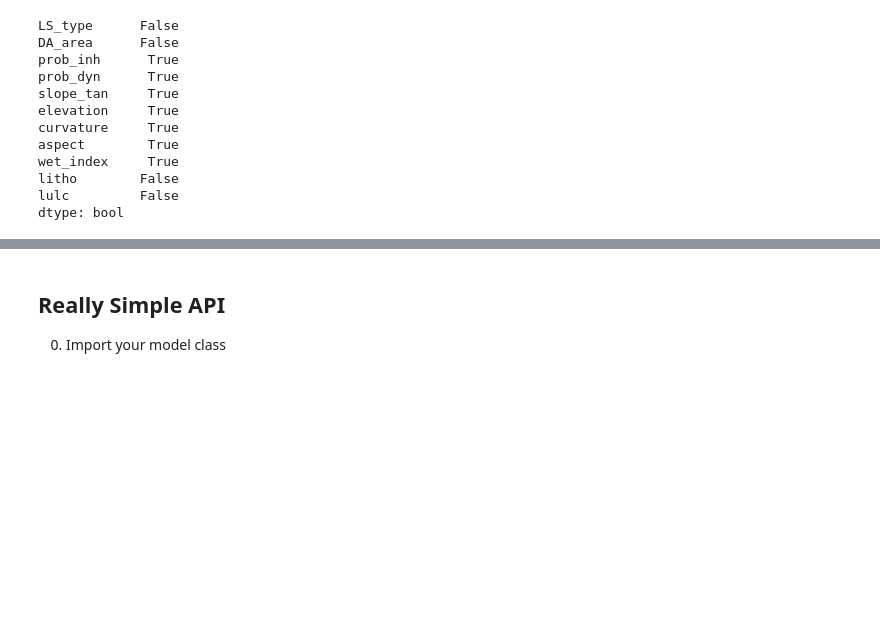
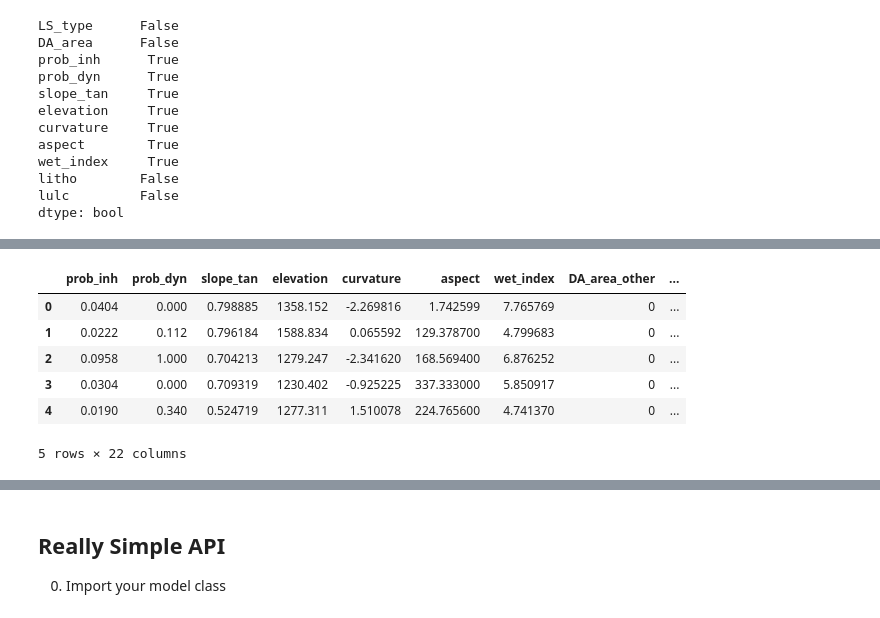
Before and after one commit to amueller/water_hackweek_2020_machine_learning, a Jupyter notebook: notebooks/Landslide_classification.ipynb, the cells around one changed output, grey strips where cells are left out. Saved outputs shown, nothing was run; the diff lists cells and outputs as text; code cells hidden in the pictures; blank space fills up the shorter version.

```diff
--- a/notebooks/Landslide_classification.ipynb
+++ b/notebooks/Landslide_classification.ipynb
@@ -73 +96,15 @@ sns.pairplot(data, hue='LS_type')
+# %%
+X = data_subsample.drop('LS_type', axis=1)
+y = data_subsample['LS_type']
+
+X_dummy = pd.get_dummies(X)
+X_dummy.head()
+# %% [output]
+|  | prob_inh | prob_dyn | slope_tan | elevation | curvature | aspect | wet_index | DA_area_other | ... |
+| 0 | 0.0404 | 0.000 | 0.798885 | 1358.152 | -2.269816 | 1.742599 | 7.765769 | 0 | ... |
+| 1 | 0.0222 | 0.112 | 0.796184 | 1588.834 | 0.065592 | 129.378700 | 4.799683 | 0 | ... |
+| 2 | 0.0958 | 1.000 | 0.704213 | 1279.247 | -2.341620 | 168.569400 | 6.876252 | 0 | ... |
+| 3 | 0.0304 | 0.000 | 0.709319 | 1230.402 | -0.925225 | 337.333000 | 5.850917 | 0 | ... |
+| 4 | 0.0190 | 0.340 | 0.524719 | 1277.311 | 1.510078 | 224.765600 | 4.741370 | 0 | ... |
+5 rows × 22 columns
 # %%
```
Also changed, not shown: parts of 22 cells of this notebook.
